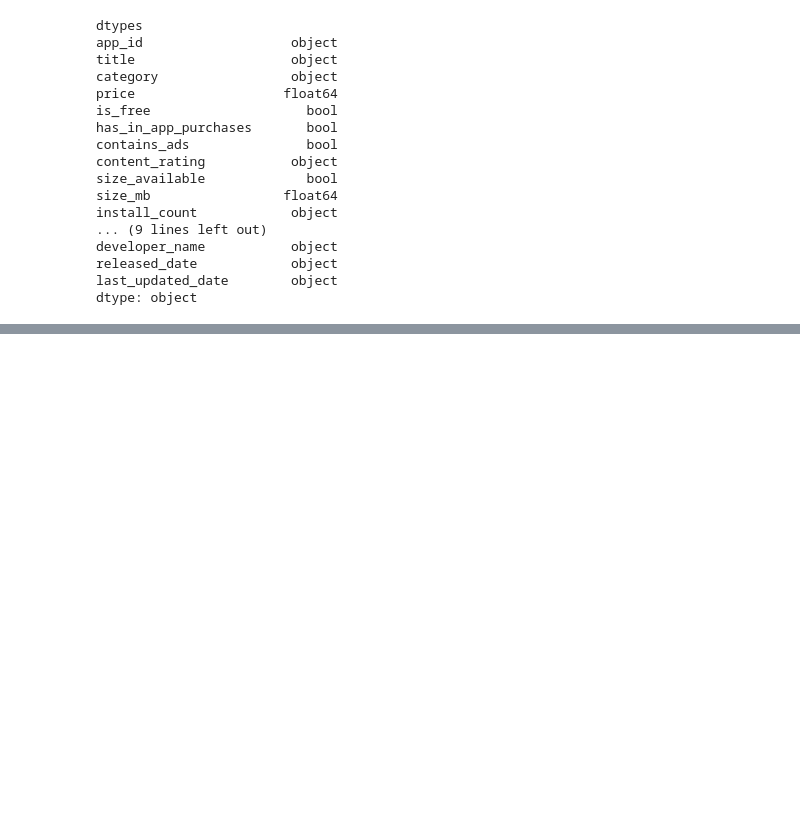
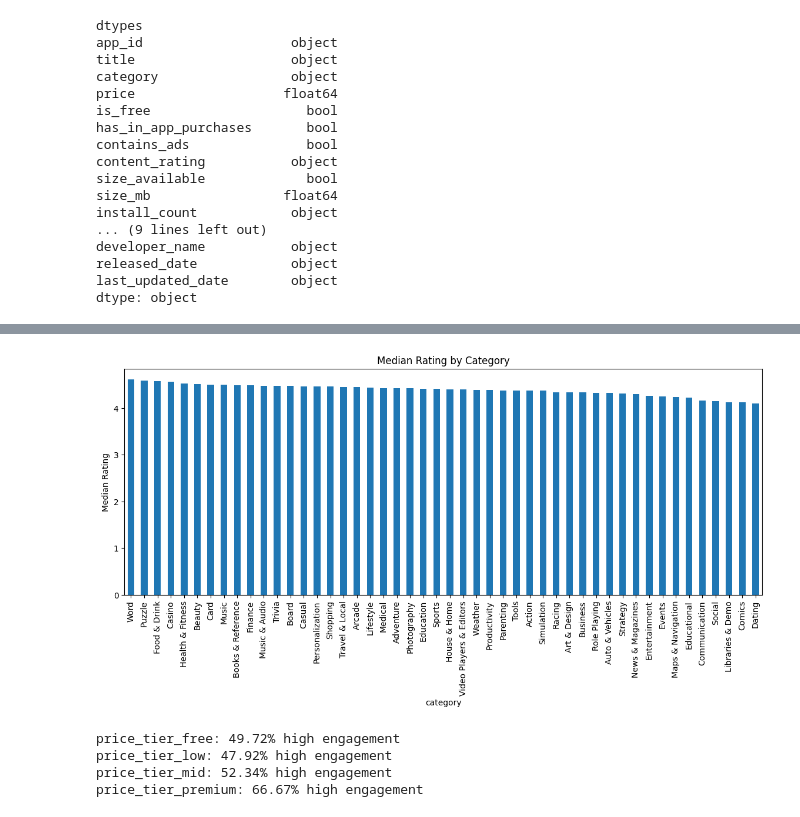
Before and after one commit to PradeepS-0459/appiq-google-play-success-analysis, a Jupyter notebook: analysis.ipynb, the cells around one changed output, grey strips where cells are left out. Saved outputs shown, nothing was run; the diff lists cells and outputs as text; code cells hidden in the pictures; blank space fills up the shorter version.

```diff
--- a/analysis.ipynb
+++ b/analysis.ipynb
@@ -141,0 +188,21 @@ df['high_engagement'] = (df['average_rating'] > category_medians).astype(int)
+# %%
+# Bar chart of median rating per category, sorted highest to lowest
+
+df.groupby('category')['average_rating'].median().sort_values(ascending=False).plot(kind='bar', figsize=(14, 5))
+plt.ylabel('Median Rating')
+plt.title('Median Rating by Category')
+plt.show()
+# %% [output]
+[figure, added]
+# %%
+# Bar chart of what share of apps are "high engagement" in each price tier
+
+price_cols = [c for c in df.columns if c.startswith('price_tier_')]
+for col in price_cols:
+    rate = df[df[col] == 1]['high_engagement'].mean()
+    print(f"{col}: {rate:.2%} high engagement")
+# %% [output]
+price_tier_free: 49.72% high engagement
+price_tier_low: 47.92% high engagement
+price_tier_mid: 52.34% high engagement
+price_tier_premium: 66.67% high engagement
```
Also changed, not shown: parts of 21 cells of this notebook.
